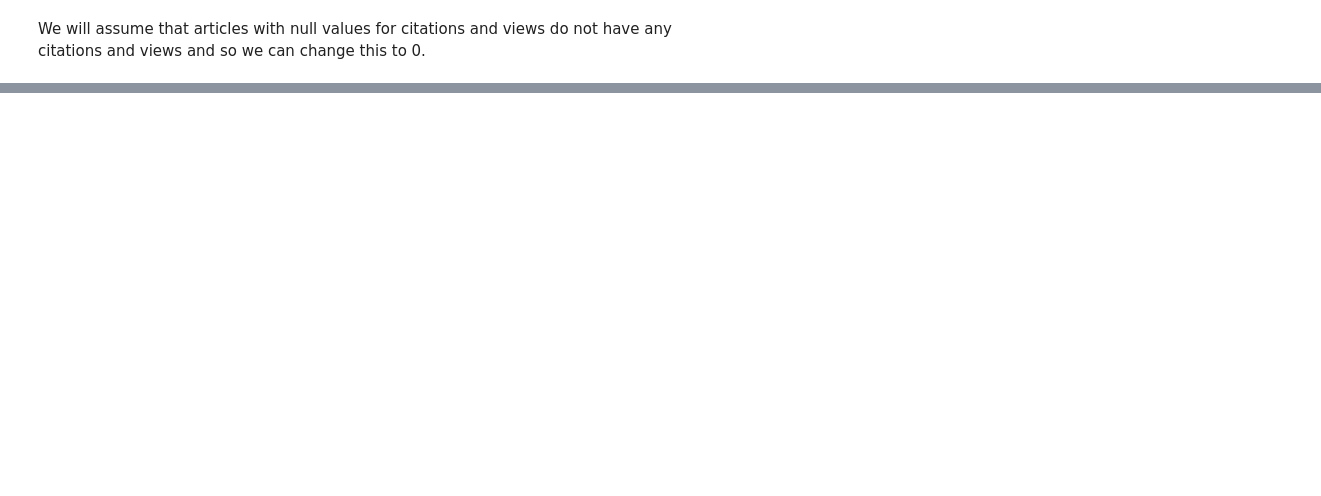
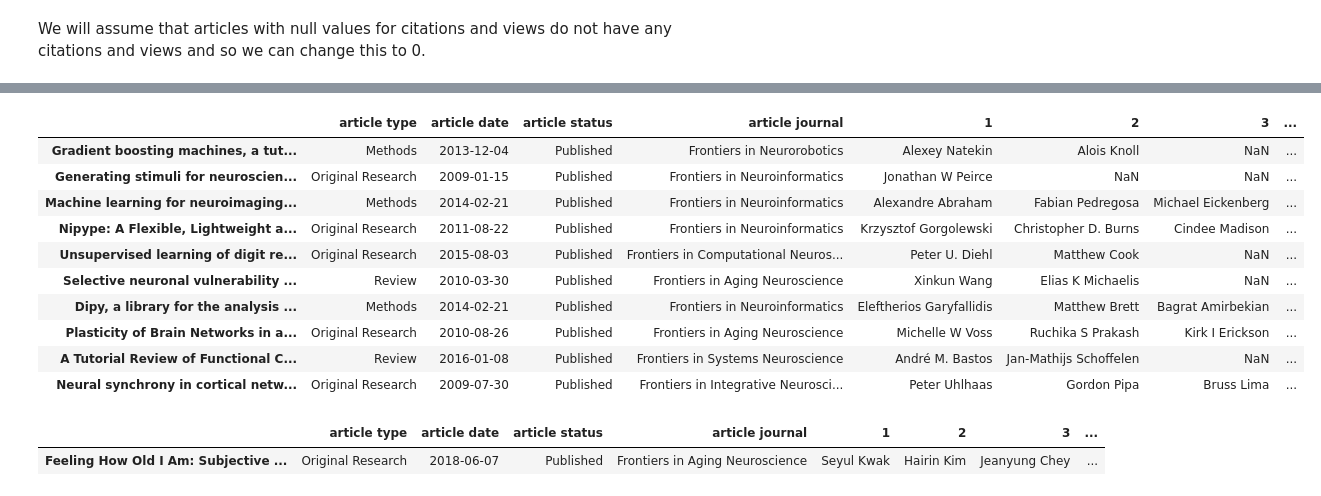
Before and after one commit to joshdev1/Frontiers, a Jupyter notebook: main_analysis/main_analysis.ipynb, the cells around one changed output, grey strips where cells are left out. Cells and saved outputs as stored; diff of their text form; code cells hidden in the pictures; blank space fills up the shorter version.

```diff
--- a/main_analysis/main_analysis.ipynb
+++ b/main_analysis/main_analysis.ipynb
@@ -185,0 +266,8 @@ We will assume that articles with null values for citations and views do not hav
+# %%
+df_handel_nulls = df_describe.copy()
+
+df_handel_nulls['views'].fillna(0, inplace=True)
+df_handel_nulls['citations'].fillna(0, inplace=True)
+
+print(df_handel_nulls.isnull().sum())
+print("total =", df_handel_nulls.isnull().sum().sum())
@@ -214,0 +328,14 @@ KeyError: 'citations'
+# %%
+df_handel_nulls.nlargest(n=10, columns=['citations'])
+# %% [output]
+|  | article type | article date | article status | article journal | 1 | 2 | 3 | ... |
+| Gradient boosting machines, a tut... | Methods | 2013-12-04 | Published | Frontiers in Neurorobotics | Alexey Natekin | Alois Knoll | NaN | ... |
+| Generating stimuli for neuroscien... | Original Research | 2009-01-15 | Published | Frontiers in Neuroinformatics | Jonathan W Peirce | NaN | NaN | ... |
+| Machine learning for neuroimaging... | Methods | 2014-02-21 | Published | Frontiers in Neuroinformatics | Alexandre Abraham | Fabian Pedregosa | Michael Eickenberg | ... |
+| Nipype: A Flexible, Lightweight a... | Original Research | 2011-08-22 | Published | Frontiers in Neuroinformatics | Krzysztof Gorgolewski | Christopher D. Burns | Cindee Madison | ... |
+| Unsupervised learning of digit re... | Original Research | 2015-08-03 | Published | Frontiers in Computational Neuros... | Peter U. Diehl | Matthew Cook | NaN | ... |
+| Selective neuronal vulnerability ... | Review | 2010-03-30 | Published | Frontiers in Aging Neuroscience | Xinkun Wang | Elias K Michaelis | NaN | ... |
+| Dipy, a library for the analysis ... | Methods | 2014-02-21 | Published | Frontiers in Neuroinformatics | Eleftherios Garyfallidis | Matthew Brett | Bagrat Amirbekian | ... |
+| Plasticity of Brain Networks in a... | Original Research | 2010-08-26 | Published | Frontiers in Aging Neuroscience | Michelle W Voss | Ruchika S Prakash | Kirk I Erickson | ... |
+| A Tutorial Review of Functional C... | Review | 2016-01-08 | Published | Frontiers in Systems Neuroscience | André M. Bastos | Jan-Mathijs Schoffelen | NaN | ... |
+| Neural synchrony in cortical netw... | Original Research | 2009-07-30 | Published | Frontiers in Integrative Neurosci... | Peter Uhlhaas | Gordon Pipa | Bruss Lima | ... |
@@ -214,0 +346,5 @@ KeyError: 'citations'
+# %%
+df_describe.loc[df_describe['views'] == 3552721.0]
+# %% [output]
+|  | article type | article date | article status | article journal | 1 | 2 | 3 | ... |
+| Feeling How Old I Am: Subjective ... | Original Research | 2018-06-07 | Published | Frontiers in Aging Neuroscience | Seyul Kwak | Hairin Kim | Jeanyung Chey | ... |
```
Also changed, not shown: parts of 36 cells of this notebook.
